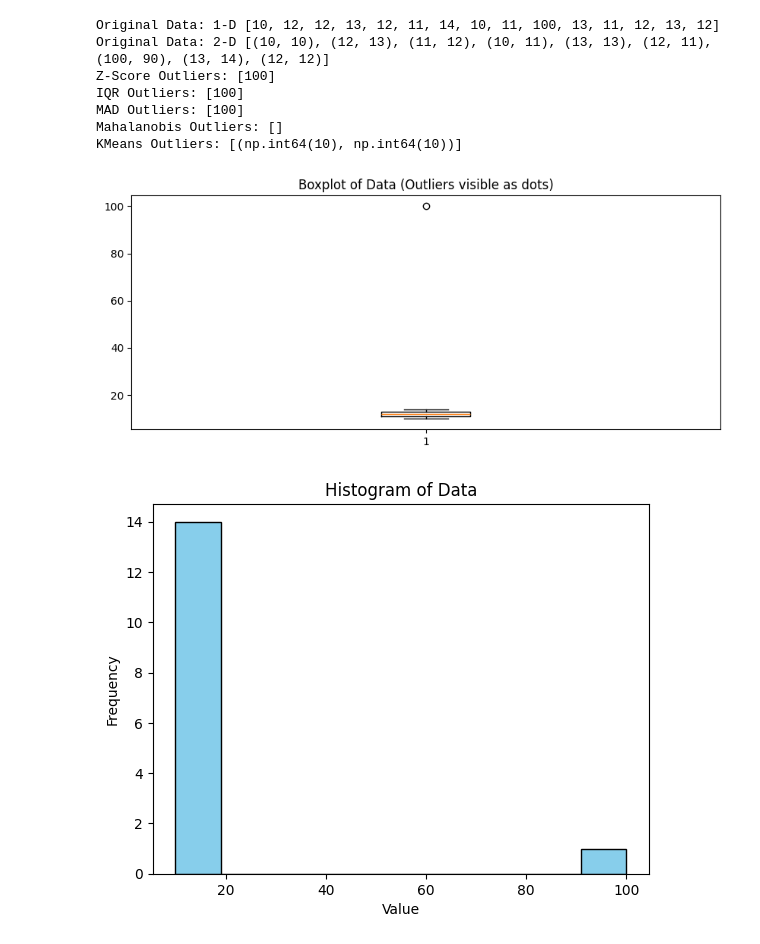
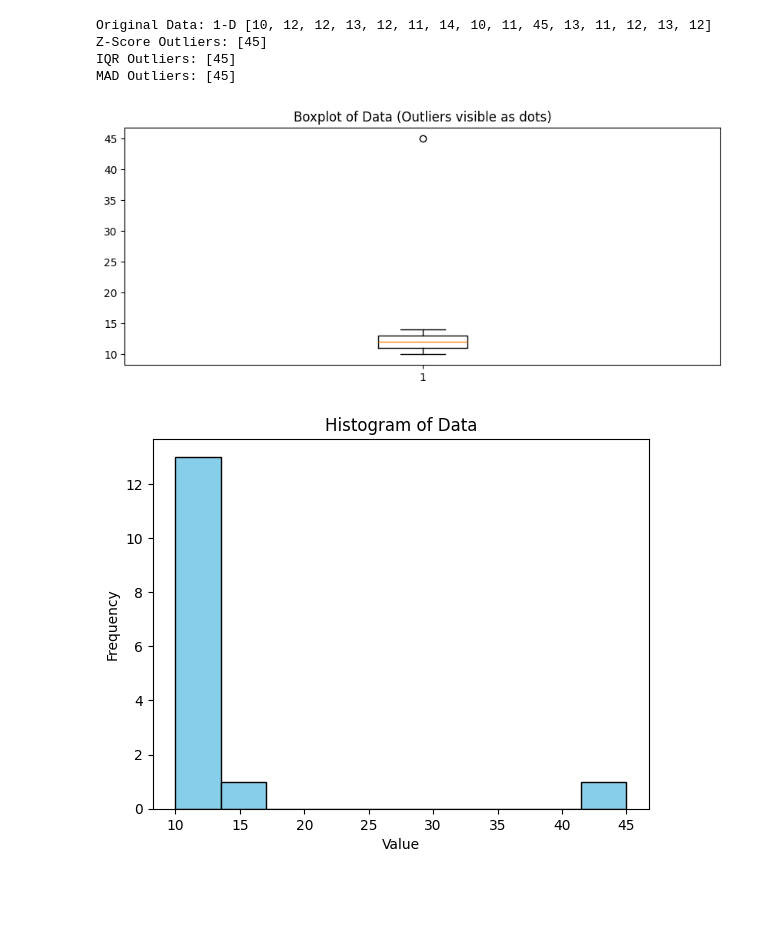
Before and after one commit to Rupu21/Education_enjoying_canvas, a Jupyter notebook: ML_Basics/Outlier_Detection_From_Scratch.ipynb, the cells around one changed output. Saved outputs shown, nothing was run; the diff lists cells and outputs as text; code cells hidden in the pictures; blank space fills up the shorter version.

```diff
--- a/ML_Basics/Outlier_Detection_From_Scratch.ipynb
+++ b/ML_Basics/Outlier_Detection_From_Scratch.ipynb
@@ -166,53 +270,31 @@ def plot_data_with_outliers(data, outliers, title):
 # %%
 
 # Sample Data for Testing (1D and 2D)
-data = [10, 12, 12, 13, 12, 11, 14, 10, 11, 100, 13, 11, 12, 13, 12]
-data_2d = [(10, 10), (12, 13), (11, 12), (10, 11), (13, 13), (12, 11), (100, 90), (13, 14), (12, 12)]
+data = [10, 12, 12, 13, 12, 11, 14, 10, 11, 45, 13, 11, 12, 13, 12]
 
 # Run and Print
 print("Original Data: 1-D", data)
-print("Original Data: 2-D", data_2d)
+
 print("Z-Score Outliers:", z_score_outliers(data))
 print("IQR Outliers:", iqr_outliers(data))
 print("MAD Outliers:", mad_outliers(data))
-print("Mahalanobis Outliers:", mahalanobis_outliers(data_2d))
-print("KMeans Outliers:", kmeans_outliers(data_2d))
+
 
 # Visualization (1D)
 plt.figure(figsize=(10, 4))
 plt.boxplot(data)
 plt.title("Boxplot of Data (Outliers visible as dots)")
 plt.show()
 
 plt.hist(data, bins=10, color='skyblue', edgecolor='black')
 plt.title("Histogram of Data")
 plt.xlabel("Value")
 plt.ylabel("Frequency")
 plt.show()
-
-# 2D Scatter with Highlighted Outliers
-outliers_kmeans = kmeans_outliers(data_2d, k=2, top_n=1)
-outliers_mahal = mahalanobis_outliers(data_2d)
-
-plt.figure(figsize=(6, 6))
-for point in data_2d:
-    if point in outliers_kmeans or point in outliers_mahal:
-        plt.scatter(*point, color='red', label='Outlier' if 'Outlier' not in plt.gca().get_legend_handles_labels()[1] else "")
-    else:
-        plt.scatter(*point, color='blue')
-plt.title("2D Data with Outliers (Red)")
-plt.xlabel("Feature 1")
-plt.ylabel("Feature 2")
-plt.legend()
-plt.grid(True)
-plt.show()
 # %% [output]
-Original Data: 1-D [10, 12, 12, 13, 12, 11, 14, 10, 11, 100, 13, 11, 12, 13, 12]
-Original Data: 2-D [(10, 10), (12, 13), (11, 12), (10, 11), (13, 13), (12, 11), (100, 90), (13, 14), (12, 12)]
-Z-Score Outliers: [100]
-IQR Outliers: [100]
-MAD Outliers: [100]
-Mahalanobis Outliers: []
-KMeans Outliers: [(np.int64(10), np.int64(10))]
+Original Data: 1-D [10, 12, 12, 13, 12, 11, 14, 10, 11, 45, 13, 11, 12, 13, 12]
+Z-Score Outliers: [45]
+IQR Outliers: [45]
+MAD Outliers: [45]
-[figure, old version]
+[figure, new version]
-[figure, old version]
+[figure, new version]
```
Also changed, not shown: parts of 4 cells of this notebook.
